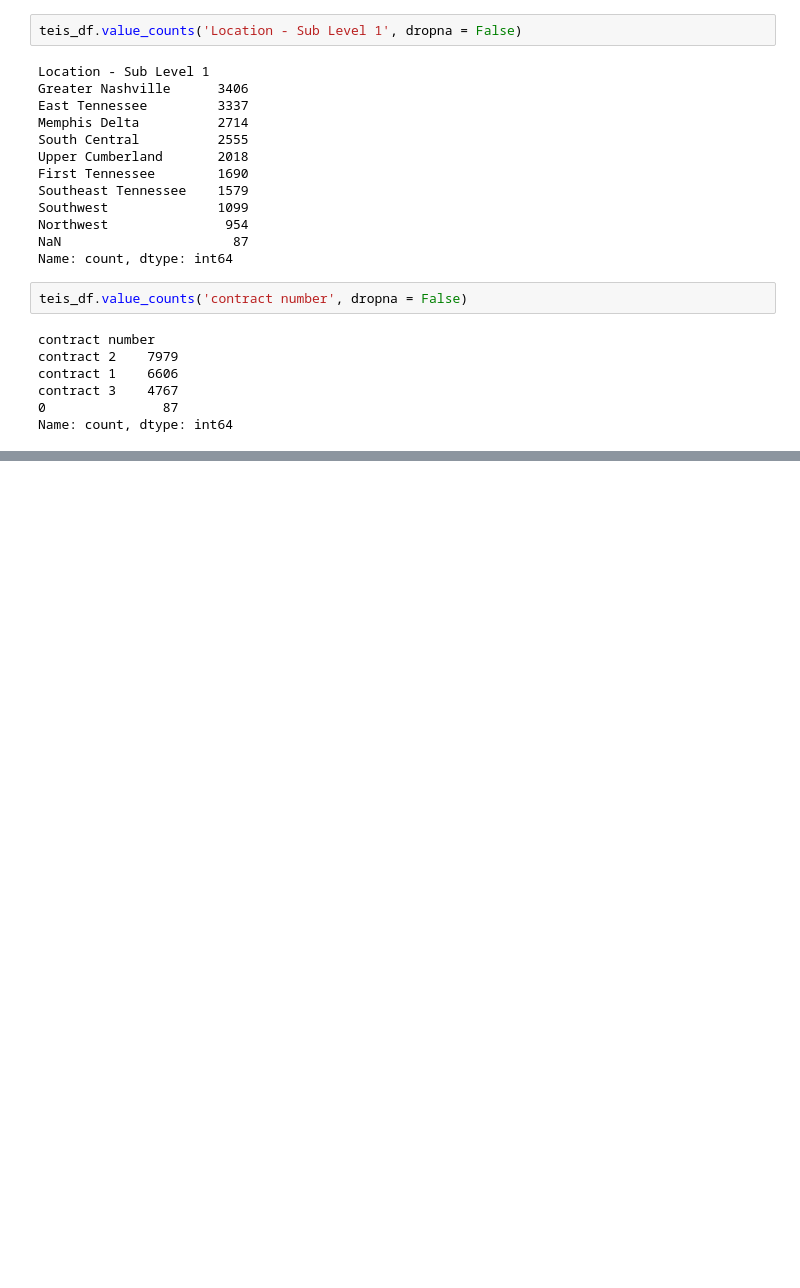
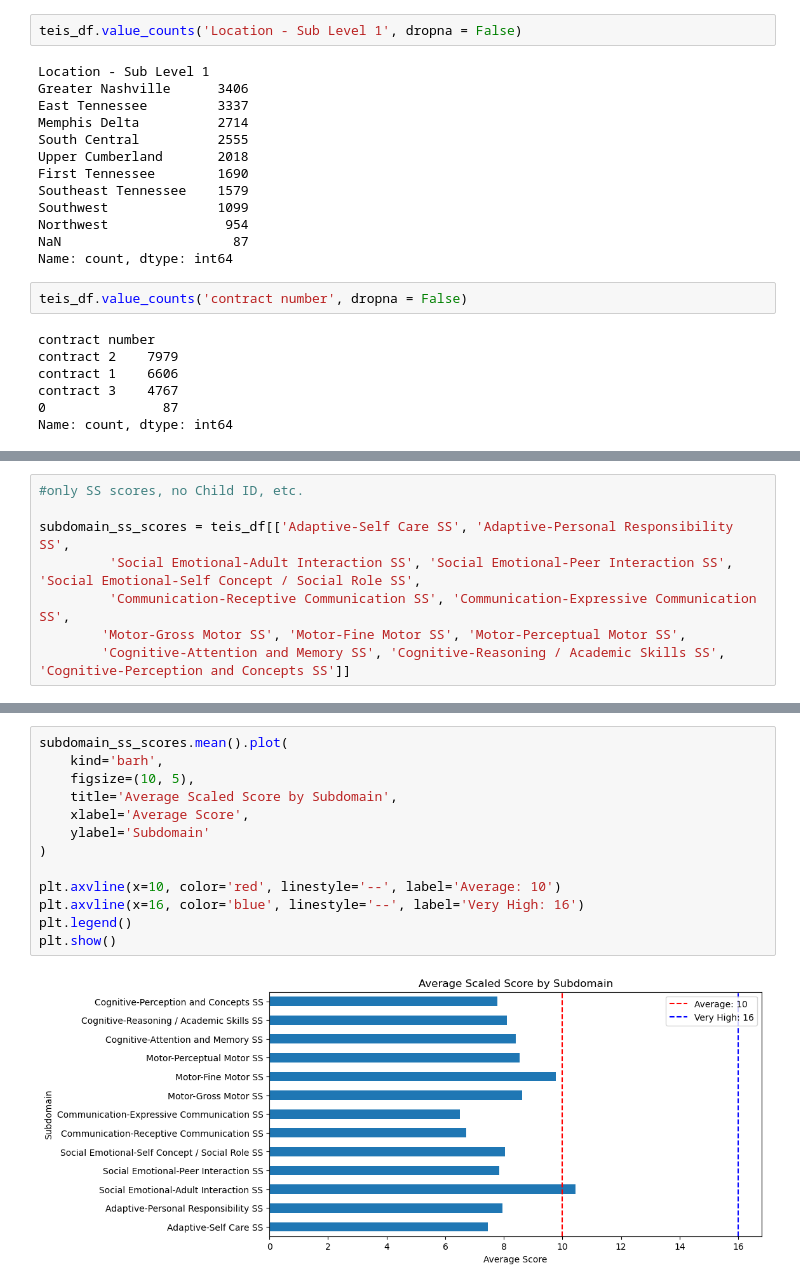
Before and after one commit to brunner39/TEIS_Partner_Project, a Jupyter notebook: patrick_TEIS_partner_project.ipynb, the cells around one changed output, grey strips where cells are left out. Cells and saved outputs as stored; diff of their text form; blank space fills up the shorter version.

```diff
--- a/patrick_TEIS_partner_project.ipynb
+++ b/patrick_TEIS_partner_project.ipynb
@@ -111,0 +132,8 @@ teis_df
+# %%
+#only SS scores, no Child ID, etc.
+
+subdomain_ss_scores = teis_df[['Adaptive-Self Care SS', 'Adaptive-Personal Responsibility SS',
+         'Social Emotional-Adult Interaction SS', 'Social Emotional-Peer Interaction SS', 'Social Emotional-Self Concept / Social Role SS',
+         'Communication-Receptive Communication SS', 'Communication-Expressive Communication SS',
+        'Motor-Gross Motor SS', 'Motor-Fine Motor SS', 'Motor-Perceptual Motor SS',
+        'Cognitive-Attention and Memory SS', 'Cognitive-Reasoning / Academic Skills SS', 'Cognitive-Perception and Concepts SS']]
@@ -111,0 +183,15 @@ teis_df
+# %%
+subdomain_ss_scores.mean().plot(
+    kind='barh',
+    figsize=(10, 5),
+    title='Average Scaled Score by Subdomain',
+    xlabel='Average Score',
+    ylabel='Subdomain'
+)
+
+plt.axvline(x=10, color='red', linestyle='--', label='Average: 10')
+plt.axvline(x=16, color='blue', linestyle='--', label='Very High: 16')
+plt.legend()
+plt.show()
+# %% [output]
+[figure, added]
```
Also changed, not shown: parts of 24 cells of this notebook.
